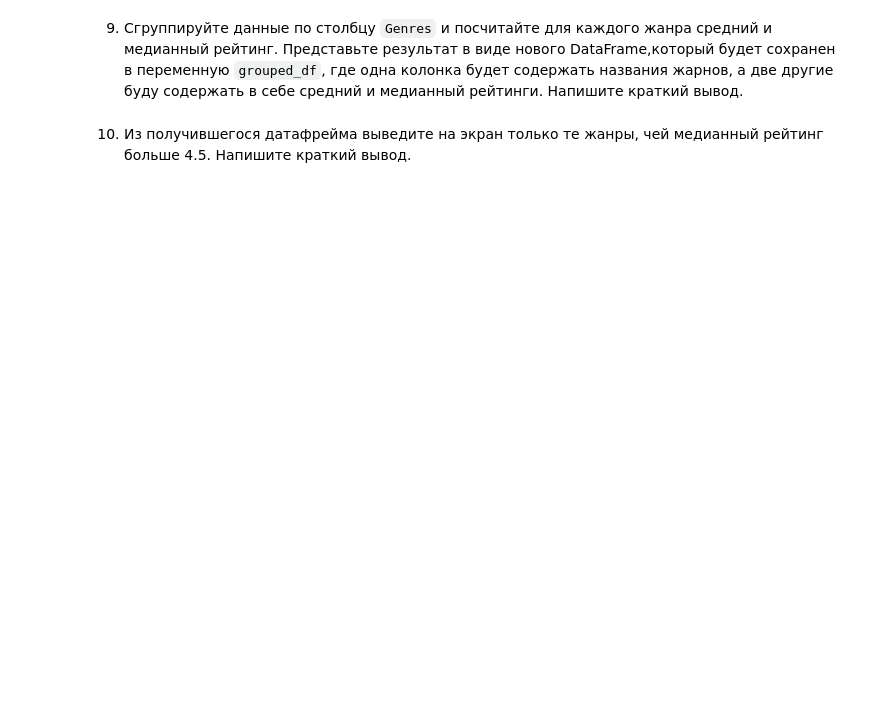
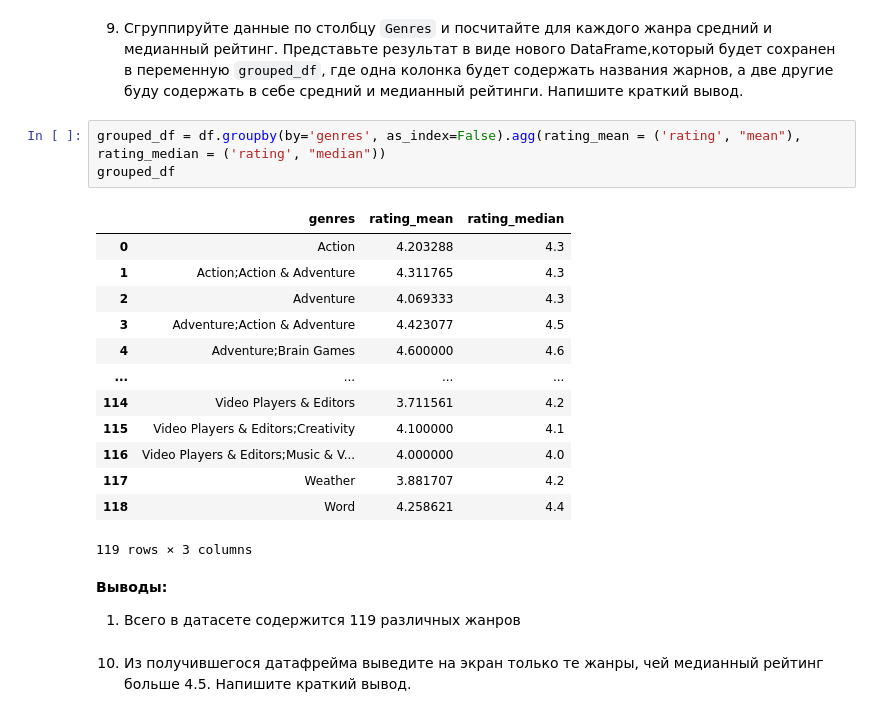
Before and after one commit to lis3809/data_science, a Jupyter notebook: task_1.3/tetenkin_task_1.3.ipynb, the cells around one changed output. Saved outputs shown, nothing was run; the diff lists cells and outputs as text; blank space fills up the shorter version.

```diff
--- a/task_1.3/tetenkin_task_1.3.ipynb
+++ b/task_1.3/tetenkin_task_1.3.ipynb
@@ -110,4 +155,25 @@ memory usage: 1.1+ MB
 # %% [markdown]
 9. Сгруппируйте данные по столбцу `Genres` и посчитайте для каждого жанра средний и медианный рейтинг. Представьте результат в виде нового DataFrame,который будет сохранен в переменную `grouped_df`, где одна колонка будет содержать названия жарнов, а две другие буду содержать в себе средний и медианный рейтинги. Напишите краткий вывод.
+# %%
+grouped_df = df.groupby(by='genres', as_index=False).agg(rating_mean = ('rating', "mean"), rating_median = ('rating', "median"))
+grouped_df
+# %% [output]
+|  | genres | rating_mean | rating_median |
+| 0 | Action | 4.203288 | 4.3 |
+| 1 | Action;Action & Adventure | 4.311765 | 4.3 |
+| 2 | Adventure | 4.069333 | 4.3 |
+| 3 | Adventure;Action & Adventure | 4.423077 | 4.5 |
+| 4 | Adventure;Brain Games | 4.600000 | 4.6 |
+| ... | ... | ... | ... |
+| 114 | Video Players & Editors | 3.711561 | 4.2 |
+| 115 | Video Players & Editors;Creativity | 4.100000 | 4.1 |
+| 116 | Video Players & Editors;Music & V... | 4.000000 | 4.0 |
+| 117 | Weather | 3.881707 | 4.2 |
+| 118 | Word | 4.258621 | 4.4 |
+119 rows × 3 columns
+# %% [markdown]
+<b>Выводы:</b>
+
+1. Всего в датасете содержится 119 различных жанров
 # %% [markdown]
 10. Из получившегося датафрейма выведите на экран только те жанры, чей медианный рейтинг больше 4.5. Напишите краткий вывод.
```
Also changed, not shown: parts of 13 cells of this notebook, 1 other file.
